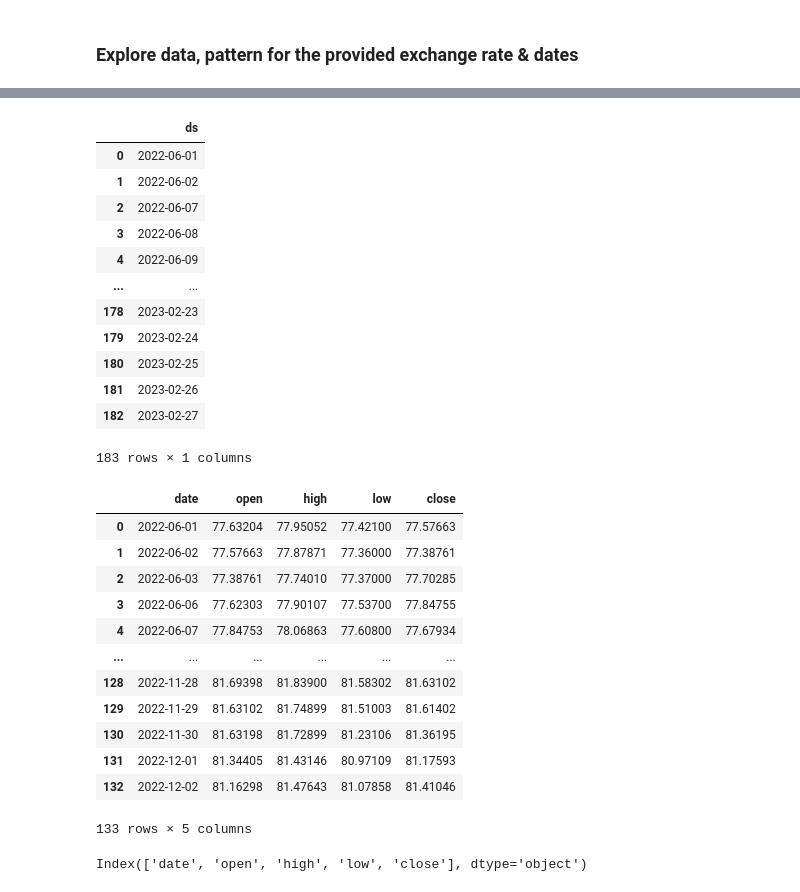
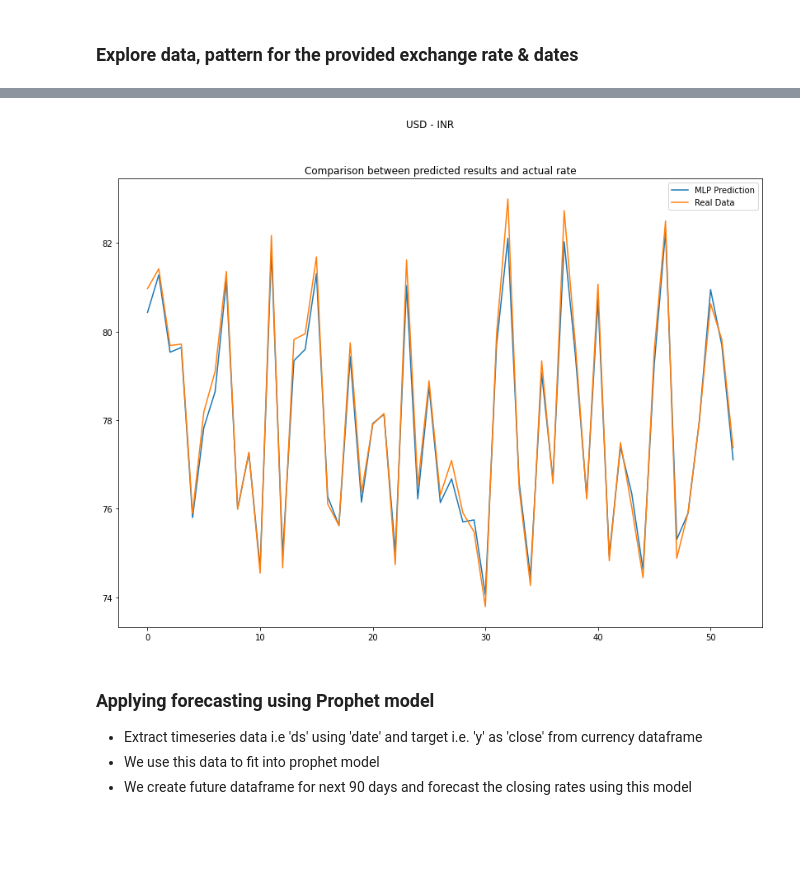
Before and after one commit to r15hank/currency-predictor, a Jupyter notebook: currency_predictor.ipynb, the cells around one changed output, grey strips where cells are left out. Drawn from its saved outputs; the diff is of its cells as text; code cells hidden in the pictures; blank space fills up the shorter version.

```diff
--- a/currency_predictor.ipynb
+++ b/currency_predictor.ipynb
@@ -275,36 +175,0 @@ fig1 = pro_regressor.plot(forecast_data, uncertainty=True)
-# %%
-future_data
-# %% [output]
-|  | ds |
-| 0 | 2022-06-01 |
-| 1 | 2022-06-02 |
-| 2 | 2022-06-07 |
-| 3 | 2022-06-08 |
-| 4 | 2022-06-09 |
-| ... | ... |
-| 178 | 2023-02-23 |
-| 179 | 2023-02-24 |
-| 180 | 2023-02-25 |
-| 181 | 2023-02-26 |
-| 182 | 2023-02-27 |
-183 rows × 1 columns
-# %%
-currency_df
-# %% [output]
-|  | date | open | high | low | close |
-| 0 | 2022-06-01 | 77.63204 | 77.95052 | 77.42100 | 77.57663 |
-| 1 | 2022-06-02 | 77.57663 | 77.87871 | 77.36000 | 77.38761 |
-| 2 | 2022-06-03 | 77.38761 | 77.74010 | 77.37000 | 77.70285 |
-| 3 | 2022-06-06 | 77.62303 | 77.90107 | 77.53700 | 77.84755 |
-| 4 | 2022-06-07 | 77.84753 | 78.06863 | 77.60800 | 77.67934 |
-| ... | ... | ... | ... | ... | ... |
-| 128 | 2022-11-28 | 81.69398 | 81.83900 | 81.58302 | 81.63102 |
-| 129 | 2022-11-29 | 81.63102 | 81.74899 | 81.51003 | 81.61402 |
-| 130 | 2022-11-30 | 81.63198 | 81.72899 | 81.23106 | 81.36195 |
-| 131 | 2022-12-01 | 81.34405 | 81.43146 | 80.97109 | 81.17593 |
-| 132 | 2022-12-02 | 81.16298 | 81.47643 | 81.07858 | 81.41046 |
-133 rows × 5 columns
-# %%
-currency_df.columns
-# %% [output]
-Index(['date', 'open', 'high', 'low', 'close'], dtype='object')
@@ -319,0 +176,15 @@ Index(['date', 'open', 'high', 'low', 'close'], dtype='object')
+# %%
+plt.figure(figsize=(14, 10))
+plt.plot(mlp_y_pred, label = "MLP Prediction")
+plt.plot(ytest, label = "Real Data")
+plt.suptitle(f"{source_currency} - {target_currency}")
+plt.title(f"Comparison between predicted results and actual rate")
+plt.legend()
+plt.show()
+# %% [output]
+[figure, added]
+# %% [markdown]
+### Applying forecasting using Prophet model
+- Extract timeseries data i.e 'ds' using 'date' and target i.e. 'y' as 'close' from currency dataframe
+- We use this data to fit into prophet model
+- We create future dataframe for next 90 days and forecast the closing rates using this model
```
Also changed, not shown: parts of 54 cells of this notebook.
